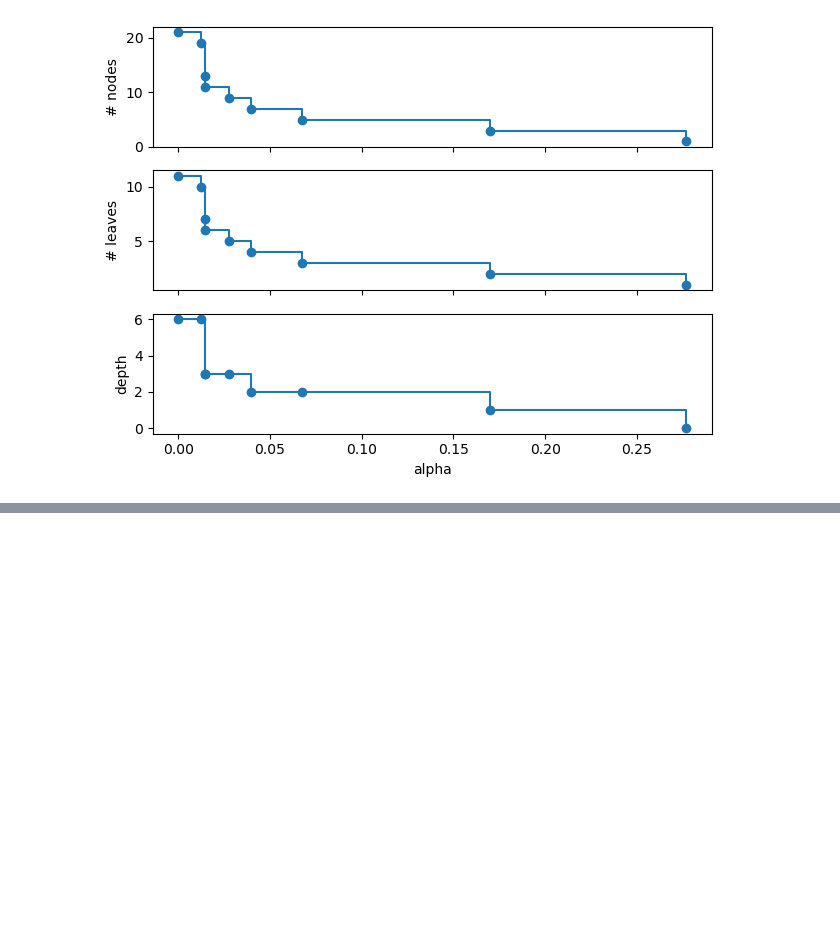
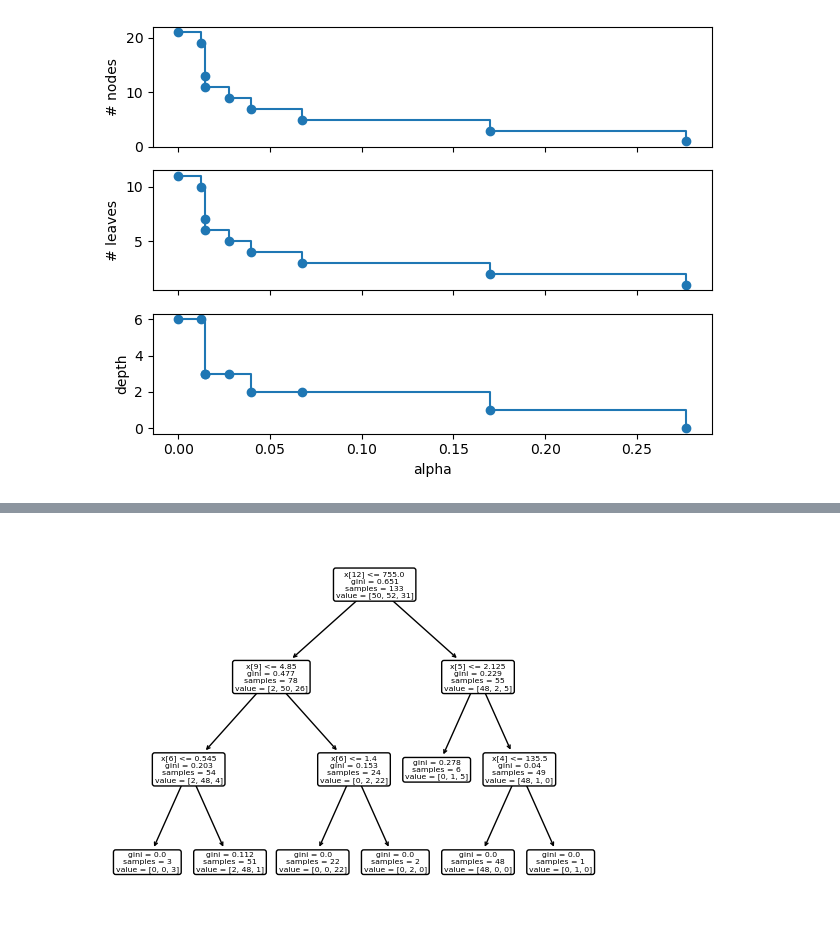
Before and after one commit to masoudinejad/dt_pruning, a Jupyter notebook: ccp.ipynb, the cells around one changed output, grey strips where cells are left out. Cells and saved outputs as stored; diff of their text form; code cells hidden in the pictures; blank space fills up the shorter version.

```diff
--- a/ccp.ipynb
+++ b/ccp.ipynb
@@ -69 +77,5 @@ _ = tree.plot_tree(clfs[0], filled=True, rounded=True)
+# %%
+_ = tree.plot_tree(clfs[2], filled=False, rounded=True)
+# %% [output]
+[figure, added]
 # %%
```
Also changed, not shown: parts of 6 cells of this notebook.
